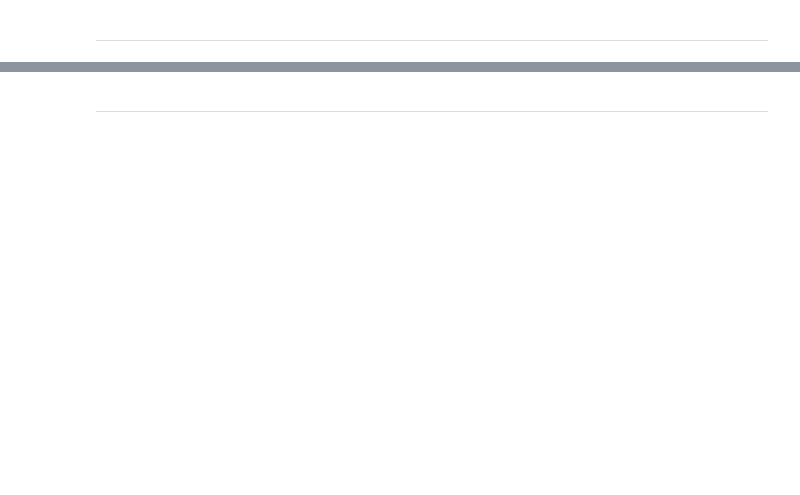
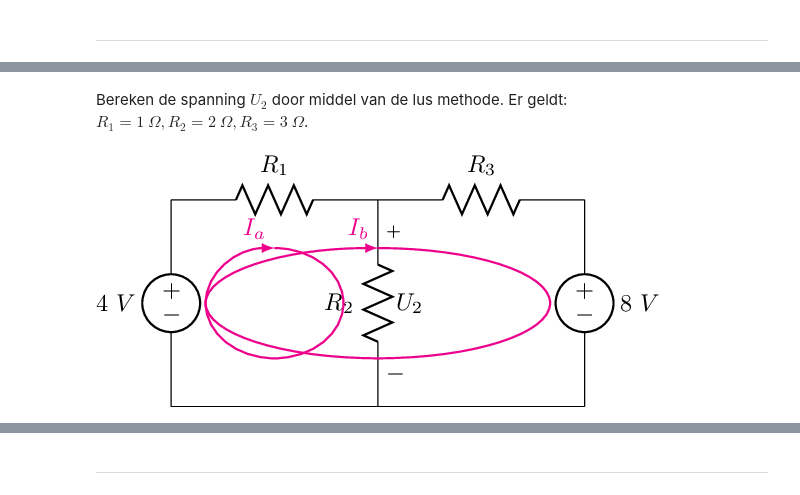
Before and after one commit to hkortier/DC, a Jupyter notebook: colleges/material/college5.ipynb, the cells around one changed output, grey strips where cells are left out. Drawn from its saved outputs; the diff is of its cells as text; code cells hidden in the pictures; blank space fills up the shorter version.

```diff
--- a/colleges/material/college5.ipynb
+++ b/colleges/material/college5.ipynb
@@ -56,0 +94,38 @@ https://www.youtube.com/watch?v=PTzJ85BLFAM
+# %% [markdown]
+Bereken de spanning $U_2$ door middel van de lus methode. Er geldt: $R_1=1~\Omega, R_2=2~\Omega, R_3=3~\Omega$.
+# %%
+%%circuitikz filename=circuit1a dpi=175 options=american folder=circuits/college5/ replace=true
+
+\begin{circuitikz}
+      \draw (0,0)
+      to[V,v=$4~V$] (0,3)
+      to[R, l^=$R_1$] (3,3)
+      to [R, l_=$R_2$, v^=$U_2$] (3,0)
+      to[short] (0,0)
+
+      (3,0)
+      to[short] (6,0)
+      to[V, v_=$8~V$] (6,3)
+      to[R, l_=$R_3$] (3,3)
+      ;
+
+      \begin{scope}[>=latex,color=magenta,thick,text=magenta]
+%\draw[->,rounded corners=7pt]
+%   (0.6,1.9) -- (1.6,1.9) --
+%   (0.7,1) node[anchor=east]{$I_a$} --
+%   (1.6,0.1) -- (0.5,0.1);
+%
+\draw[->]
+  (1.5,2.3)  arc(90:-270:1 and .8)
+  node[anchor=south east] {$I_a$};
+
+\draw[->]
+(3,2.3) arc(90:-270:2.5 and .8)
+  node[anchor=south east] {$I_b$};
+\end{scope}
+
+
+
+\end{circuitikz}
+# %% [output]
+[figure, added]
```
Also changed, not shown: parts of 21 cells of this notebook, 11 other files.
